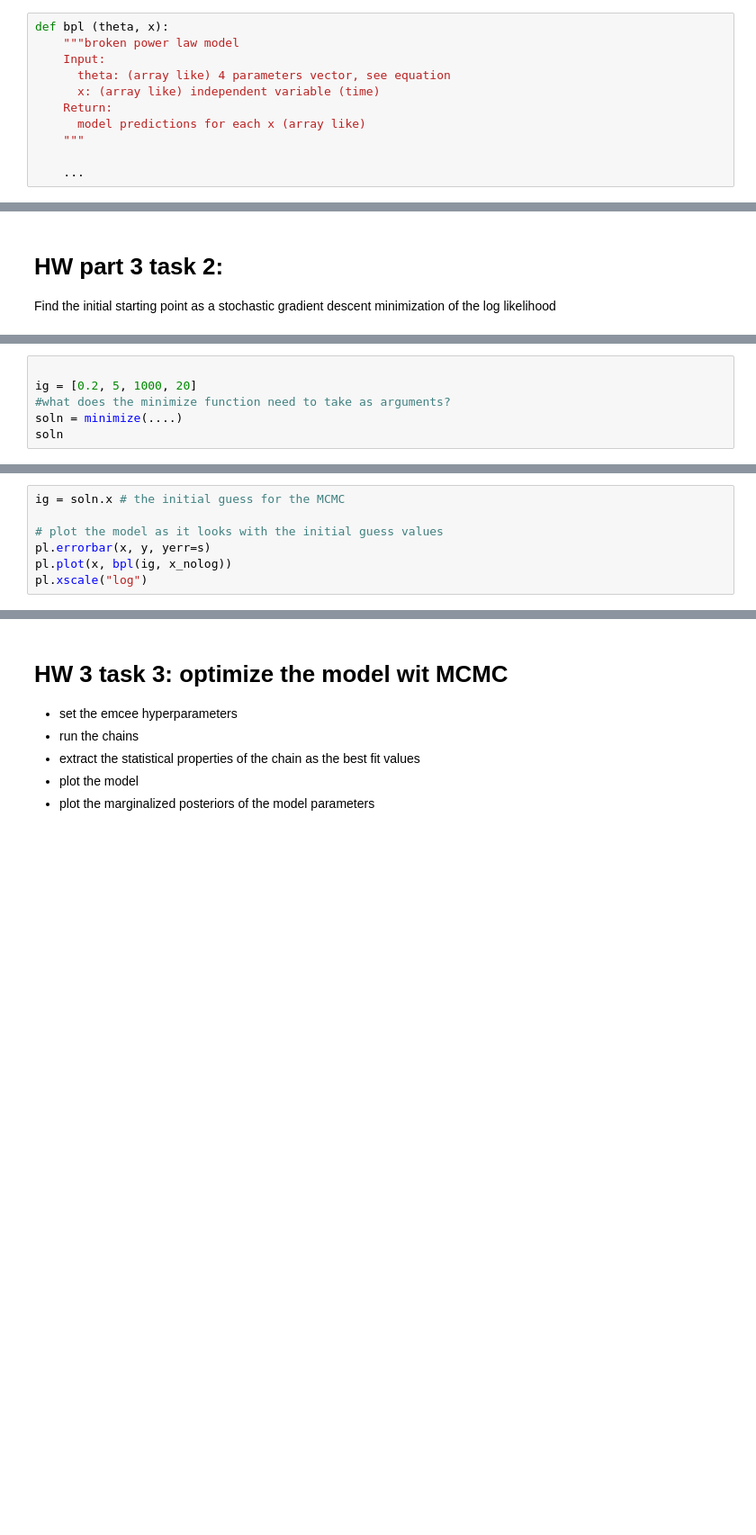
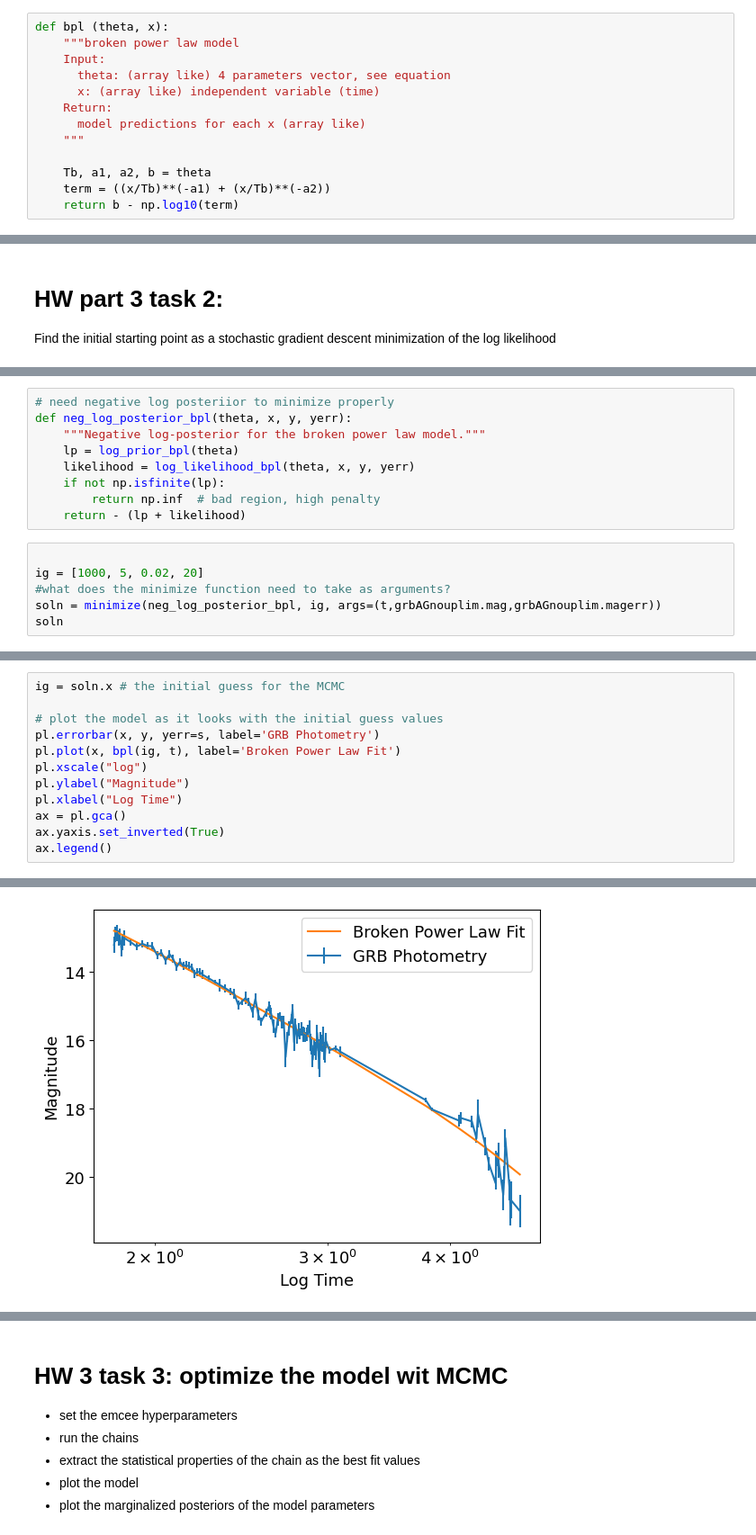
Before and after one commit to ashtonsouthwick/DSPS_ASouthwick, a Jupyter notebook: HW6/HW6_Second_Half_fitlinetogrbafterglow_mcmc_instructions_dsps25.ipynb, the cells around one changed output, grey strips where cells are left out. Shown at 90% size. Saved outputs shown, nothing was run; the diff lists cells and outputs as text; blank space fills up the shorter version.

```diff
--- a/HW6/HW6_Second_Half_fitlinetogrbafterglow_mcmc_instructions_dsps25.ipynb
+++ b/HW6/HW6_Second_Half_fitlinetogrbafterglow_mcmc_instructions_dsps25.ipynb
@@ -671,5 +687,7 @@ def bpl (theta, x):
       model predictions for each x (array like)
     """
 
-    ...
+    Tb, a1, a2, b = theta
+    term = ((x/Tb)**(-a1) + (x/Tb)**(-a2))
+    return b - np.log10(term)
 # %%
@@ -688,6 +720,15 @@ Find the initial starting point as a stochastic gradient descent minimization of
+# %%
+# need negative log posteriior to minimize properly
+def neg_log_posterior_bpl(theta, x, y, yerr):
+    """Negative log-posterior for the broken power law model."""
+    lp = log_prior_bpl(theta)
+    likelihood = log_likelihood_bpl(theta, x, y, yerr)
+    if not np.isfinite(lp):
+        return np.inf  # bad region, high penalty
+    return - (lp + likelihood)
 # %%
 
-ig = [0.2, 5, 1000, 20]
+ig = [1000, 5, 0.02, 20]
 #what does the minimize function need to take as arguments?
-soln = minimize(....)
+soln = minimize(neg_log_posterior_bpl, ig, args=(t,grbAGnouplim.mag,grbAGnouplim.magerr))
 soln
@@ -695,6 +750,12 @@ soln
 ig = soln.x # the initial guess for the MCMC
 
 # plot the model as it looks with the initial guess values
-pl.errorbar(x, y, yerr=s)
-pl.plot(x, bpl(ig, x_nolog))
+pl.errorbar(x, y, yerr=s, label='GRB Photometry')
+pl.plot(x, bpl(ig, t), label='Broken Power Law Fit')
 pl.xscale("log")
+pl.ylabel("Magnitude")
+pl.xlabel("Log Time")
+ax = pl.gca()
+ax.yaxis.set_inverted(True)
+ax.legend()
+# %% [output]
@@ -700,0 +763 @@ pl.xscale("log")
+[figure, added]
```
Also changed, not shown: parts of 43 cells of this notebook.
